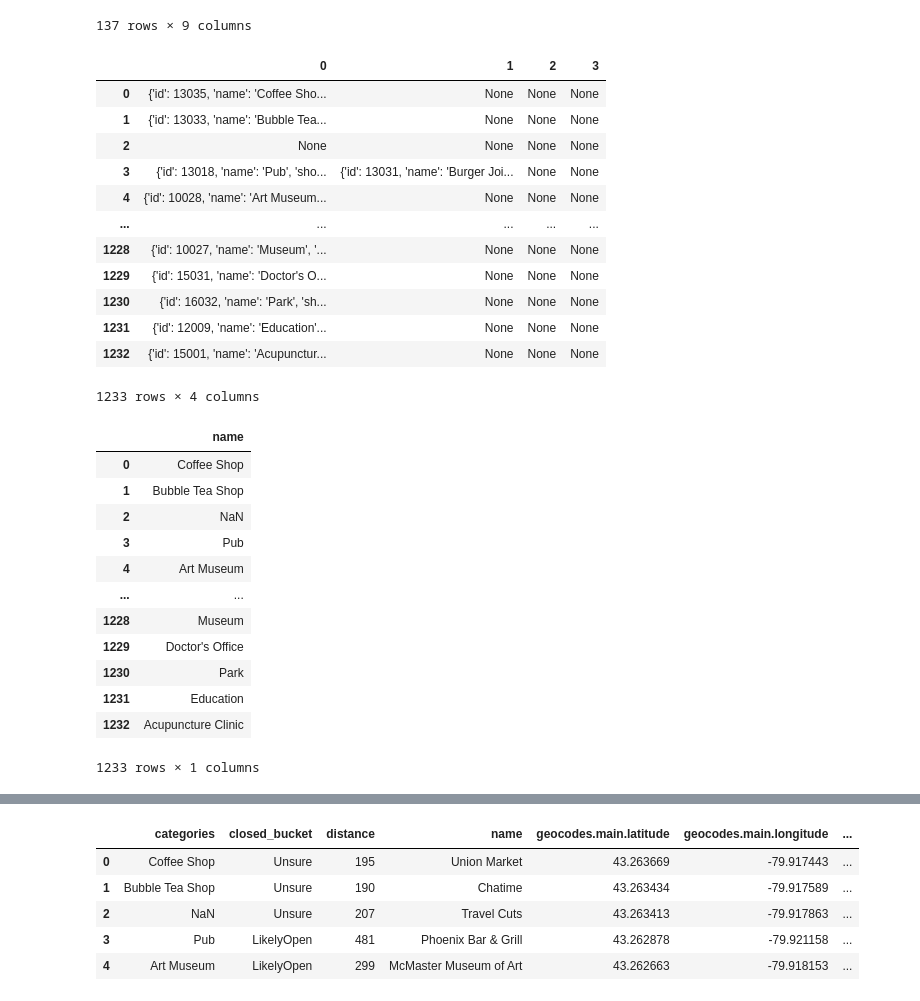
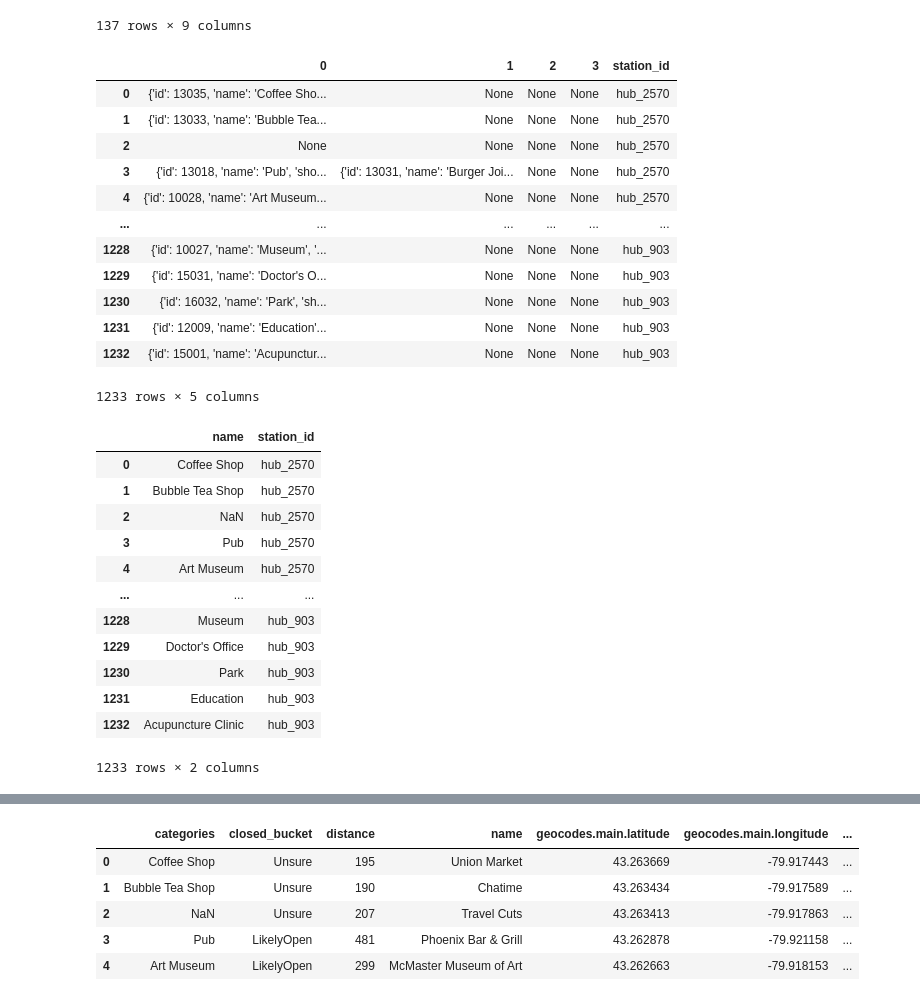
Before and after one commit to Hounder23/LIGHTHOUSE-p2, a Jupyter notebook: notebooks/yelp_foursquare_EDA.ipynb, the cells around one changed output, grey strips where cells are left out. Drawn from its saved outputs; the diff is of its cells as text; code cells hidden in the pictures.

```diff
--- a/notebooks/yelp_foursquare_EDA.ipynb
+++ b/notebooks/yelp_foursquare_EDA.ipynb
@@ -93,6 +93,7 @@ bike_stations
 
 #Loop through every json object in the venues column and flatten it
 #add the flattened data to a new dataframe nearby_POIs
+#maintain station id for reference
 nearby_POIs = pd.DataFrame()
 for index, row in bike_stations.iterrows():
     #get the json object
@@ -100,47 +101,53 @@ for index, row in bike_stations.iterrows():
     #flatten the json object
     flattened_venues = pd.json_normalize(venues['results'])
     #concatenate the data to the nearby_POIs dataframe
+    #maintain the station id for reference
+    flattened_venues['station_id'] = row['station_id']
     nearby_POIs = pd.concat([nearby_POIs, flattened_venues], ignore_index=True)
 # %%
 #from the nearby_POIs df extract the name data for the POI_category from the categories column
 #flatten the categories column
+#maintain the station id for reference
 categories = pd.json_normalize(nearby_POIs['categories'])
+categories['station_id'] = nearby_POIs['station_id']
 categories
 # %% [output]
-|  | 0 | 1 | 2 | 3 |
-| 0 | {'id': 13035, 'name': 'Coffee Sho... | None | None | None |
-| 1 | {'id': 13033, 'name': 'Bubble Tea... | None | None | None |
-| 2 | None | None | None | None |
-| 3 | {'id': 13018, 'name': 'Pub', 'sho... | {'id': 13031, 'name': 'Burger Joi... | None | None |
-| 4 | {'id': 10028, 'name': 'Art Museum... | None | None | None |
-| ... | ... | ... | ... | ... |
-| 1228 | {'id': 10027, 'name': 'Museum', '... | None | None | None |
-| 1229 | {'id': 15031, 'name': 'Doctor's O... | None | None | None |
-| 1230 | {'id': 16032, 'name': 'Park', 'sh... | None | None | None |
-| 1231 | {'id': 12009, 'name': 'Education'... | None | None | None |
-| 1232 | {'id': 15001, 'name': 'Acupunctur... | None | None | None |
+|  | 0 | 1 | 2 | 3 | station_id |
+| 0 | {'id': 13035, 'name': 'Coffee Sho... | None | None | None | hub_2570 |
+| 1 | {'id': 13033, 'name': 'Bubble Tea... | None | None | None | hub_2570 |
+| 2 | None | None | None | None | hub_2570 |
+| 3 | {'id': 13018, 'name': 'Pub', 'sho... | {'id': 13031, 'name': 'Burger Joi... | None | None | hub_2570 |
+| 4 | {'id': 10028, 'name': 'Art Museum... | None | None | None | hub_2570 |
+| ... | ... | ... | ... | ... | ... |
+| 1228 | {'id': 10027, 'name': 'Museum', '... | None | None | None | hub_903 |
+| 1229 | {'id': 15031, 'name': 'Doctor's O... | None | None | None | hub_903 |
+| 1230 | {'id': 16032, 'name': 'Park', 'sh... | None | None | None | hub_903 |
+| 1231 | {'id': 12009, 'name': 'Education'... | None | None | None | hub_903 |
+| 1232 | {'id': 15001, 'name': 'Acupunctur... | None | None | None | hub_903 |
-1233 rows × 4 columns
+1233 rows × 5 columns
 # %%
 #from the categories df extract the name data for the POI_category from the 0 column
-#flatten the 0 column
+#flatten the all columns except the station_id
+#maintain the station id for reference
 POI_category = pd.json_normalize(categories[0])
+POI_category['station_id'] = categories['station_id']
 #drop short_name, pluralname, id, icon.prefix, icon.suffix
 POI_category = POI_category.drop(columns=['short_name', 'plural_name', 'id', 'icon.prefix', 'icon.suffix'])
 POI_category
 # %% [output]
-|  | name |
-| 0 | Coffee Shop |
-| 1 | Bubble Tea Shop |
-| 2 | NaN |
-| 3 | Pub |
-| 4 | Art Museum |
-| ... | ... |
-| 1228 | Museum |
-| 1229 | Doctor's Office |
-| 1230 | Park |
-| 1231 | Education |
-| 1232 | Acupuncture Clinic |
+|  | name | station_id |
+| 0 | Coffee Shop | hub_2570 |
+| 1 | Bubble Tea Shop | hub_2570 |
+| 2 | NaN | hub_2570 |
+| 3 | Pub | hub_2570 |
+| 4 | Art Museum | hub_2570 |
+| ... | ... | ... |
+| 1228 | Museum | hub_903 |
+| 1229 | Doctor's Office | hub_903 |
+| 1230 | Park | hub_903 |
+| 1231 | Education | hub_903 |
+| 1232 | Acupuncture Clinic | hub_903 |
-1233 rows × 1 columns
+1233 rows × 2 columns
 # %%
 #replace the categories column in the nearby_POIs df with the POI_category df
 nearby_POIs['categories'] = POI_category['name']
```
Also changed, not shown: parts of 2 cells of this notebook.
